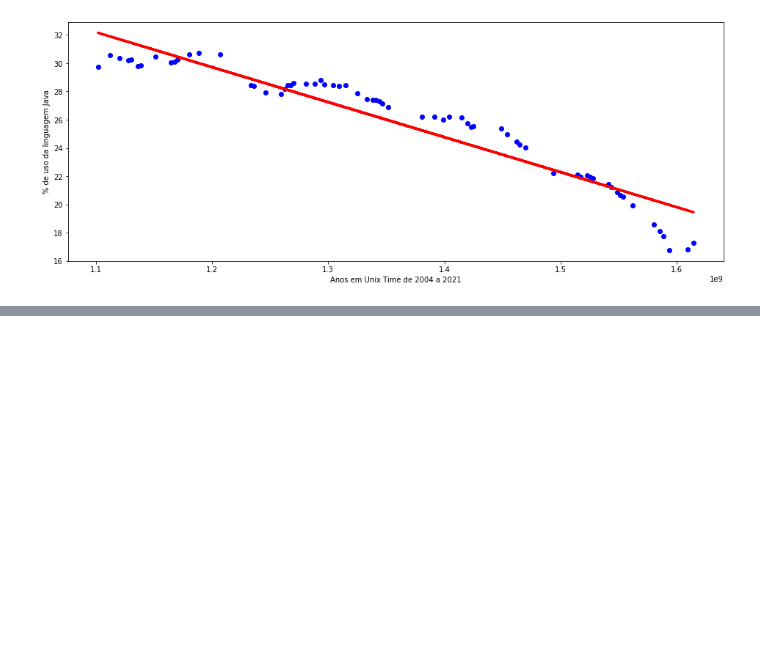
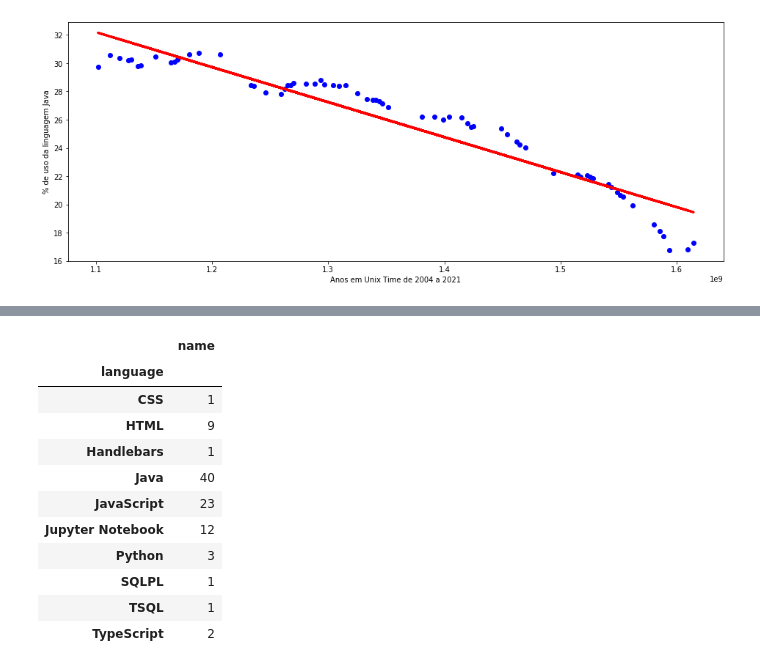
Before and after one commit to vhnegrisoli/machine-learning-linguagens-programacao, a Jupyter notebook: Análise Linguagens de Programação.ipynb, the cells around one changed output, grey strips where cells are left out. Saved outputs shown, nothing was run; the diff lists cells and outputs as text; code cells hidden in the pictures; blank space fills up the shorter version.

```diff
--- a/Análise Linguagens de Programação.ipynb
+++ b/Análise Linguagens de Programação.ipynb
@@ -85,0 +172,17 @@ plt.show()
+# %%
+repositorios_agrupados = repositorios.groupby(['language']).count()
+
+repositorios_agrupados.head(15)
+# %% [output]
+|  | name |
+| language |  |
+| CSS | 1 |
+| HTML | 9 |
+| Handlebars | 1 |
+| Java | 40 |
+| JavaScript | 23 |
+| Jupyter Notebook | 12 |
+| Python | 3 |
+| SQLPL | 1 |
+| TSQL | 1 |
+| TypeScript | 2 |
```
Also changed, not shown: parts of 11 cells of this notebook, 1 other file.
